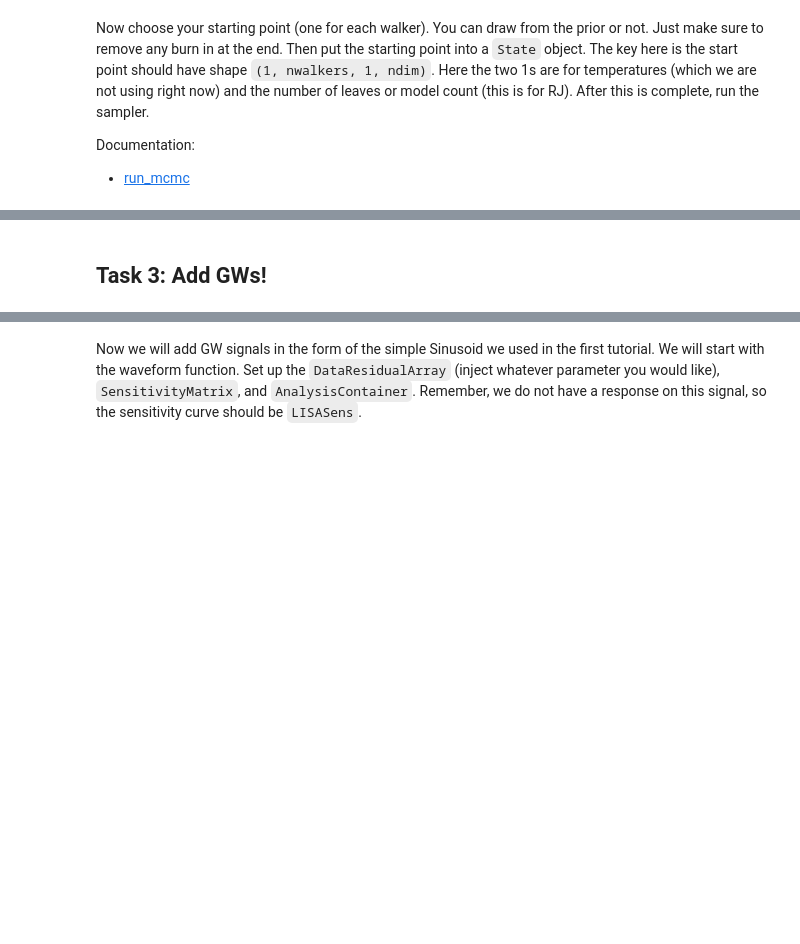
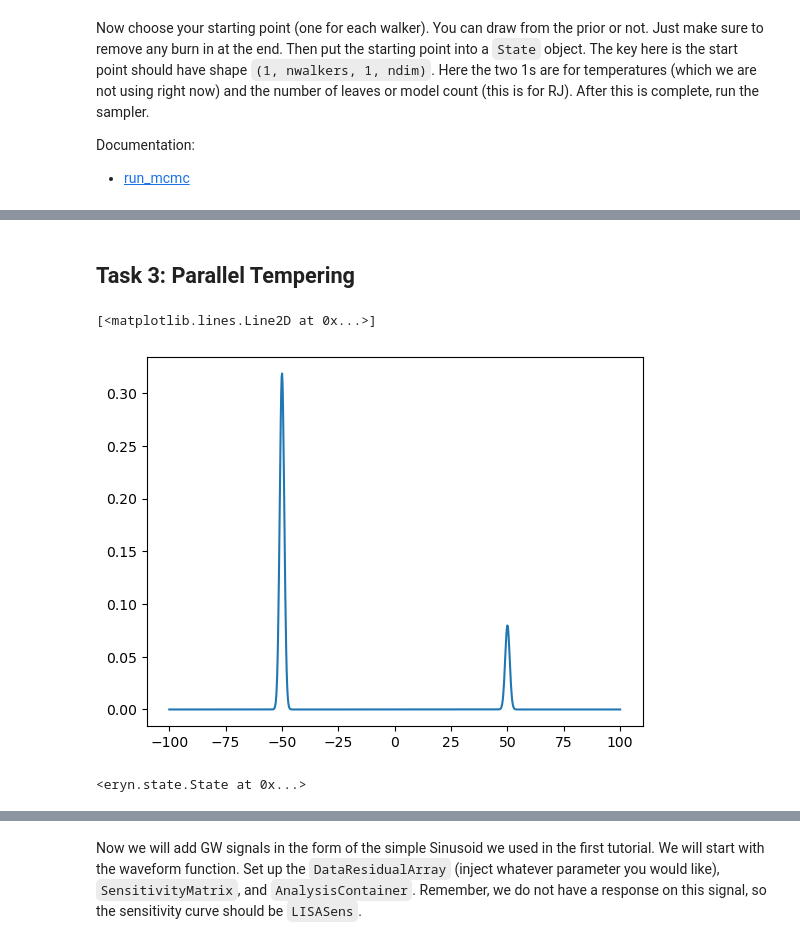
Before and after one commit to mikekatz04/LATW, a Jupyter notebook: tutorials/Tutorial3.ipynb, the cells around one changed output, grey strips where cells are left out. Drawn from its saved outputs; the diff is of its cells as text; code cells hidden in the pictures; blank space fills up the shorter version.

```diff
--- a/tutorials/Tutorial3.ipynb
+++ b/tutorials/Tutorial3.ipynb
@@ -141,2 +141,25 @@ plt.plot(x_vals, np.exp(log_like_gauss(x_vals)))
-# %% [markdown]
-## Task 3: Add GWs!
+# %% [markdown]
+## Task 3: Parallel Tempering
+# %%
+from scipy.special import logsumexp
+
+class LogLikeTwoGuass:
+    def __init__(self, x_min: float, x_max: float):
+        num_for_norm = 100000
+        self.norm = 1.0
+        x_vals = np.linspace(x_min, x_max, num_for_norm)
+        y_vals = np.array([np.exp(self.log_like_two_gauss(x_tmp)) for x_tmp in x_vals])
+        self.norm = np.trapz(y_vals, x=x_vals)
+
+    def log_like_two_gauss(self, x):
+        return logsumexp(np.array([(np.log(0.2) + -0.5 * (x - 50.0) ** 2), (np.log(0.8) + -0.5 * (x + 50.0) ** 2)])) - np.log(self.norm)
+# %%
+like = LogLikeTwoGuass(-1000.0, 1000.0)
+# %%
+x_vals = np.linspace(-100.0, 100.0, 1000)
+# notice the `exp` in there because we are working with the log of the likelihood.
+# plt.plot(x_vals, np.exp(log_like_gauss(x_vals)))
+plt.plot(x_vals, np.exp(np.array([like.log_like_two_gauss(x_tmp) for x_tmp in x_vals])))
+# %% [output]
+[<matplotlib.lines.Line2D at 0x...>]
+[figure, added]
@@ -142,0 +173,6 @@ plt.plot(x_vals, np.exp(log_like_gauss(x_vals)))
+# %%
+start_point = prior.rvs(size=(1, nwalkers, 1))
+start_state = State(start_point)
+sampler.run_mcmc(start_state, 10000, progress=True)
+# %% [output]
+<eryn.state.State at 0x...>
```
Also changed, not shown: parts of 22 cells of this notebook, 1 other file.
